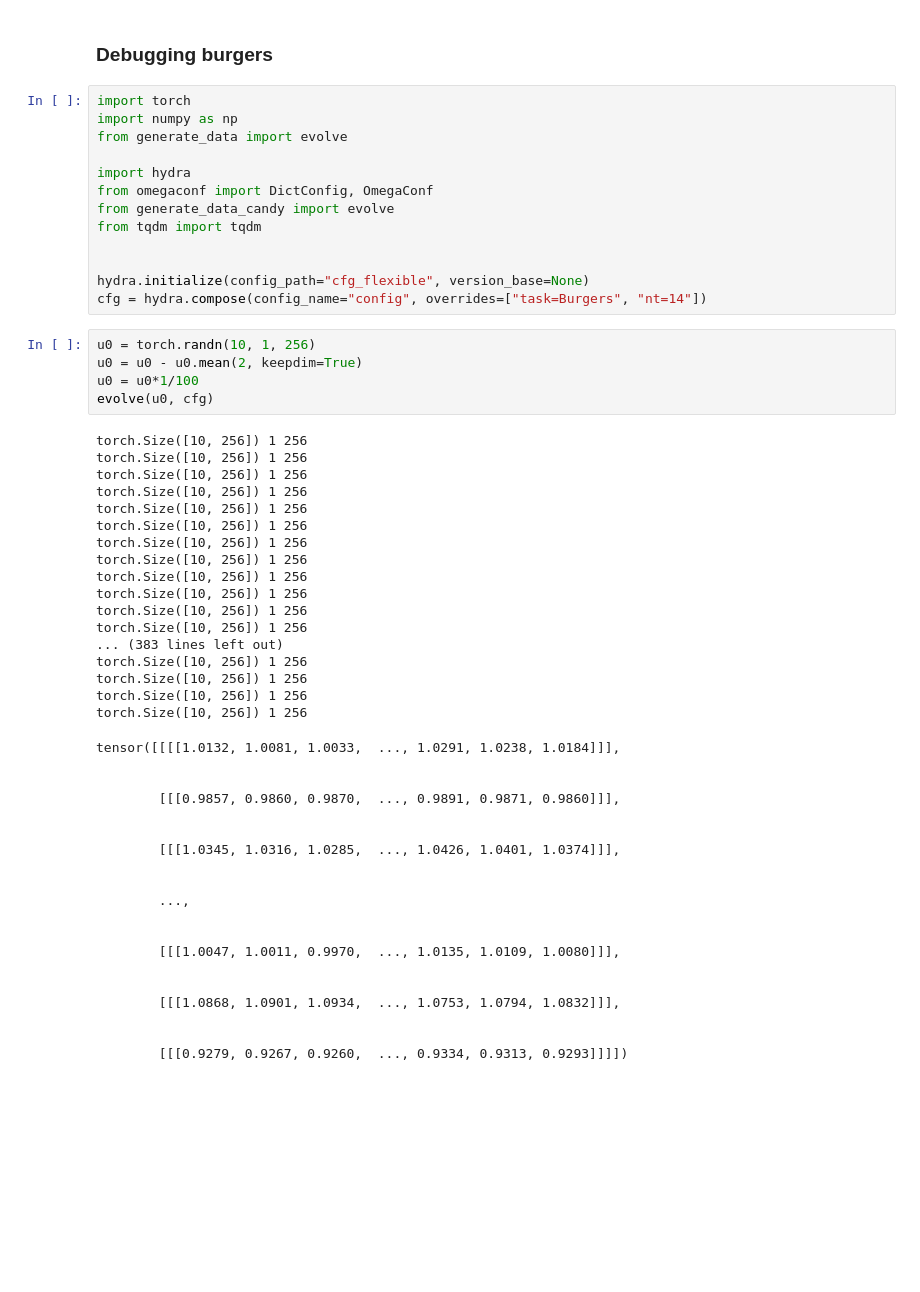
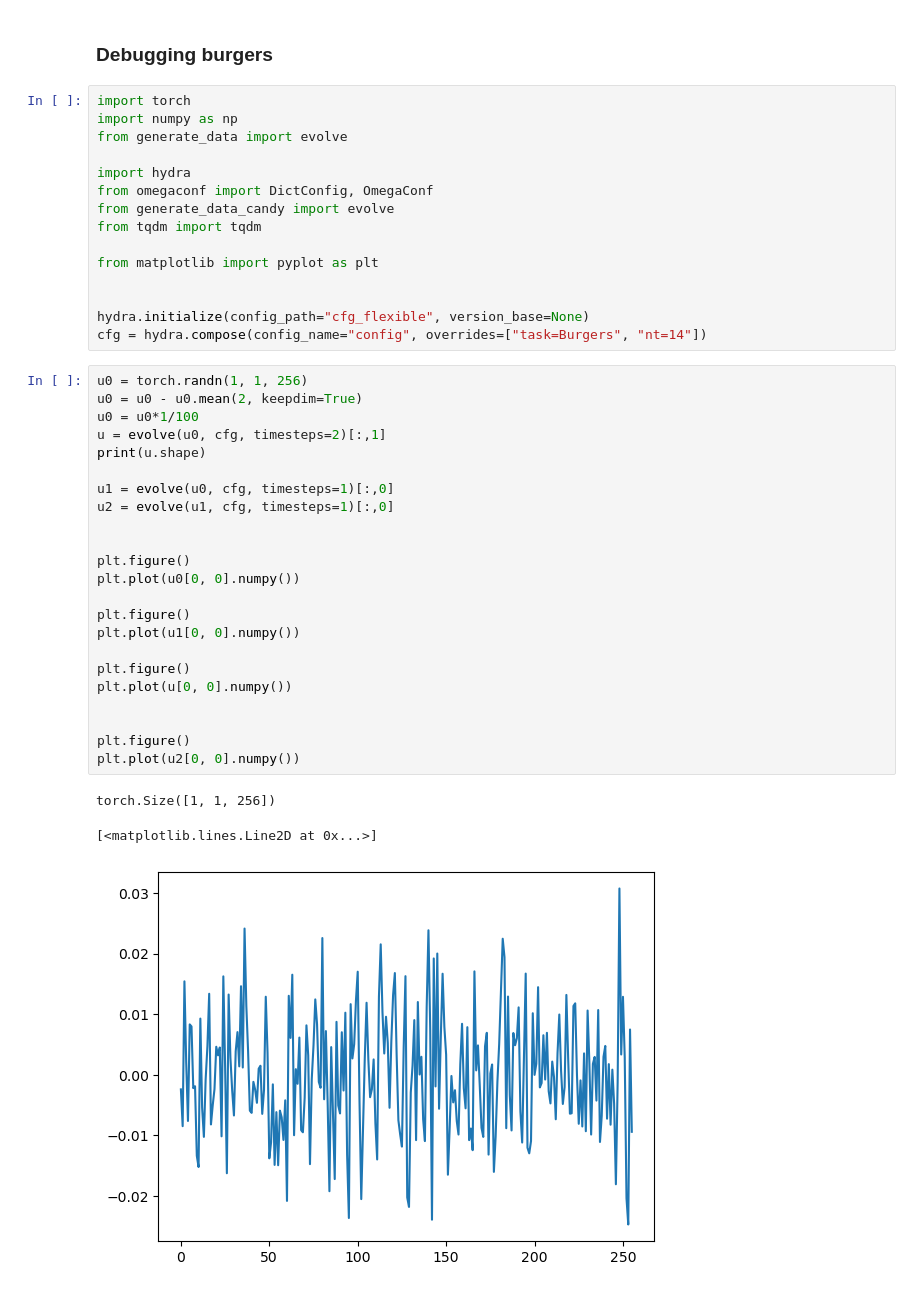
Before and after one commit to yegonkim/stap, a Jupyter notebook: burgers_debug.ipynb, the cells around one changed output. Drawn from its saved outputs; the diff is of its cells as text; blank space fills up the shorter version.

```diff
--- a/burgers_debug.ipynb
+++ b/burgers_debug.ipynb
@@ -10,48 +10,35 @@ from omegaconf import DictConfig, OmegaConf
 from generate_data_candy import evolve
 from tqdm import tqdm
 
+from matplotlib import pyplot as plt
+
 
 hydra.initialize(config_path="cfg_flexible", version_base=None)
 cfg = hydra.compose(config_name="config", overrides=["task=Burgers", "nt=14"])
-# %%
-u0 = torch.randn(10, 1, 256)
-u0 = u0 - u0.mean(2, keepdim=True)
-u0 = u0*1/100
-evolve(u0, cfg)
-# %% [output]
-torch.Size([10, 256]) 1 256
-torch.Size([10, 256]) 1 256
-torch.Size([10, 256]) 1 256
-torch.Size([10, 256]) 1 256
-torch.Size([10, 256]) 1 256
-torch.Size([10, 256]) 1 256
-torch.Size([10, 256]) 1 256
-torch.Size([10, 256]) 1 256
-torch.Size([10, 256]) 1 256
-torch.Size([10, 256]) 1 256
-torch.Size([10, 256]) 1 256
-torch.Size([10, 256]) 1 256
-... (383 lines left out)
-torch.Size([10, 256]) 1 256
-torch.Size([10, 256]) 1 256
-torch.Size([10, 256]) 1 256
-torch.Size([10, 256]) 1 256
-tensor([[[[1.0132, 1.0081, 1.0033,  ..., 1.0291, 1.0238, 1.0184]]],
-
-
-        [[[0.9857, 0.9860, 0.9870,  ..., 0.9891, 0.9871, 0.9860]]],
-
-
-        [[[1.0345, 1.0316, 1.0285,  ..., 1.0426, 1.0401, 1.0374]]],
-
-
-        ...,
-
-
-        [[[1.0047, 1.0011, 0.9970,  ..., 1.0135, 1.0109, 1.0080]]],
-
-
-        [[[1.0868, 1.0901, 1.0934,  ..., 1.0753, 1.0794, 1.0832]]],
-
-
-        [[[0.9279, 0.9267, 0.9260,  ..., 0.9334, 0.9313, 0.9293]]]])
+# %%
+u0 = torch.randn(1, 1, 256)
+u0 = u0 - u0.mean(2, keepdim=True)
+u0 = u0*1/100
+u = evolve(u0, cfg, timesteps=2)[:,1]
+print(u.shape)
+
+u1 = evolve(u0, cfg, timesteps=1)[:,0]
+u2 = evolve(u1, cfg, timesteps=1)[:,0]
+
+
+plt.figure()
+plt.plot(u0[0, 0].numpy())
+
+plt.figure()
+plt.plot(u1[0, 0].numpy())
+
+plt.figure()
+plt.plot(u[0, 0].numpy())
+
+
+plt.figure()
+plt.plot(u2[0, 0].numpy())
+# %% [output]
+torch.Size([1, 1, 256])
+[<matplotlib.lines.Line2D at 0x...>]
+[figure, added]
```
Also changed, not shown: parts of 2 cells of this notebook, 17 other files.
